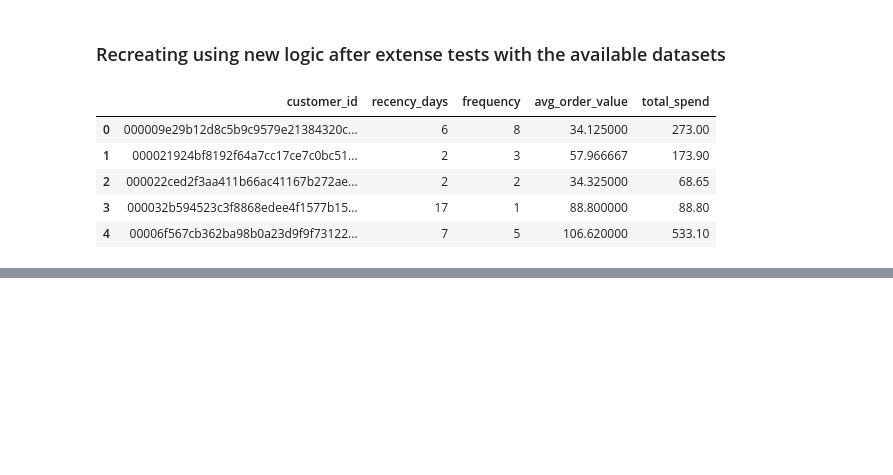
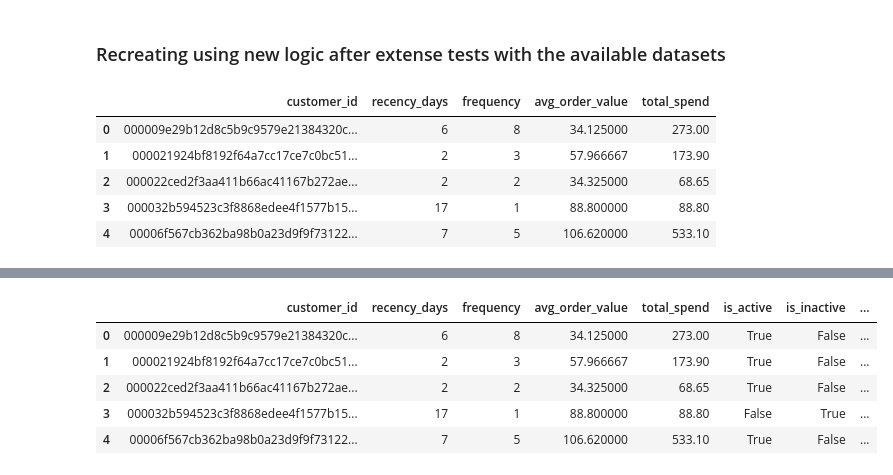
Before and after one commit to henriquehashimoto/ifood_coupon_analysis, a Jupyter notebook: notebooks/03_segmentations.ipynb, the cells around one changed output, grey strips where cells are left out. Cells and saved outputs as stored; diff of their text form; code cells hidden in the pictures; blank space fills up the shorter version.

```diff
--- a/notebooks/03_segmentations.ipynb
+++ b/notebooks/03_segmentations.ipynb
@@ -213,42 +222,63 @@ def create_hybrid_segment(row):
     elif row['is_low_frequency'] and row['is_high_aov'] and row['is_active']:
         return 'Big Spenders, Rare Visits'
 
-    # High-Value, Recently Inactive
+    # High-Value, Recently Inactive (didnt had an order in the last 7-15 days; 15+ would be considered inactive)
     # High-value users who recently became inactive; target with backflow campaigns
     elif row['is_high_value'] and not row['is_active'] and not row['is_inactive']:
         return 'At-Risk High Value'
 
     # High-Value, Long Inactive (needs aggressive backflow)
-    # High-value users who have been inactive for a long time; require strong re-engagement
+    # High-value users who have been inactive for a longer time; may require strong re-engagement
     elif row['is_high_value'] and row['is_inactive']:
         return 'Churned High Value'
 
-    # New Customers (needs onboarding incentives)
-    # New customers exploring the platform; focus on onboarding and engagement
+    # New Customers (needs onboarding incentives), focus on onboarding and engagement
+    # New customers exploring the platform; here is limit we need first order date to be precise
     elif row['is_new']:
         return 'New Explorers'
 
     # Consistent High-Value Customers
     # Loyal high-value users; reinforce engagement with loyalty programs
     elif row['is_high_frequency'] and row['is_high_aov'] and row['is_active']:
         return 'VIP Customers'
 
-
     # Average Active Customers (needs general growth incentives)
     # Regular users with stable engagement; nurture them for long-term retention
     elif row['is_active'] and not row['is_low_frequency'] and not row['is_high_frequency']:
         return 'Core Customers'
 
     # Low-Value Inactive (needs reactivation but lower priority)
-    # Low-value users who are inactive; lower priority for reactivation effortsv
+    # Low-value users who are inactive; lower priority for reactivation efforts
     elif row['is_inactive'] and not row['is_high_value']:
         return 'Dormant Low Value'
+
+    # High Frequency, Medium AOV - Active customers with high frequency but neither high nor low AOV
+    elif row['is_high_frequency'] and not row['is_high_aov'] and not row['is_low_aov'] and row['is_active']:
+        return 'Frequent Medium Spenders'
+
+    # Medium Frequency, Medium AOV - Stable customers with moderate engagement and spending
+    elif not row['is_high_frequency'] and not row['is_low_frequency'] and not row['is_high_aov'] and not row['is_low_aov'] and row['is_active']:
+        return 'Steady Customers'
+
+    # Recently Active, Inconsistent Pattern - Customers who are active but have inconsistent patterns
+    elif row['is_active'] and not row['is_new']:
+        return 'Active Inconsistent'
 
     # Catch-all for any remaining customers
     # Default category for any users who do not fit other segments
     else:
         return 'Other Customers'
 
 # Apply the segmentation function
-df_rfm['hybrid_segment'] = df_rfm.apply(create_hybrid_segment, axis=1)
+rfm['hybrid_segment'] = rfm.apply(create_hybrid_segment, axis=1)
+
+
+rfm.head()
+# %% [output]
+|  | customer_id | recency_days | frequency | avg_order_value | total_spend | is_active | is_inactive | ... |
+| 0 | 000009e29b12d8c5b9c9579e21384320c... | 6 | 8 | 34.125000 | 273.00 | True | False | ... |
+| 1 | 000021924bf8192f64a7cc17ce7c0bc51... | 2 | 3 | 57.966667 | 173.90 | True | False | ... |
+| 2 | 000022ced2f3aa411b66ac41167b272ae... | 2 | 2 | 34.325000 | 68.65 | True | False | ... |
+| 3 | 000032b594523c3f8868edee4f1577b15... | 17 | 1 | 88.800000 | 88.80 | False | True | ... |
+| 4 | 00006f567cb362ba98b0a23d9f9f73122... | 7 | 5 | 106.620000 | 533.10 | True | False | ... |
 # %%
```
Also changed, not shown: parts of 8 cells of this notebook, 1 other file.
